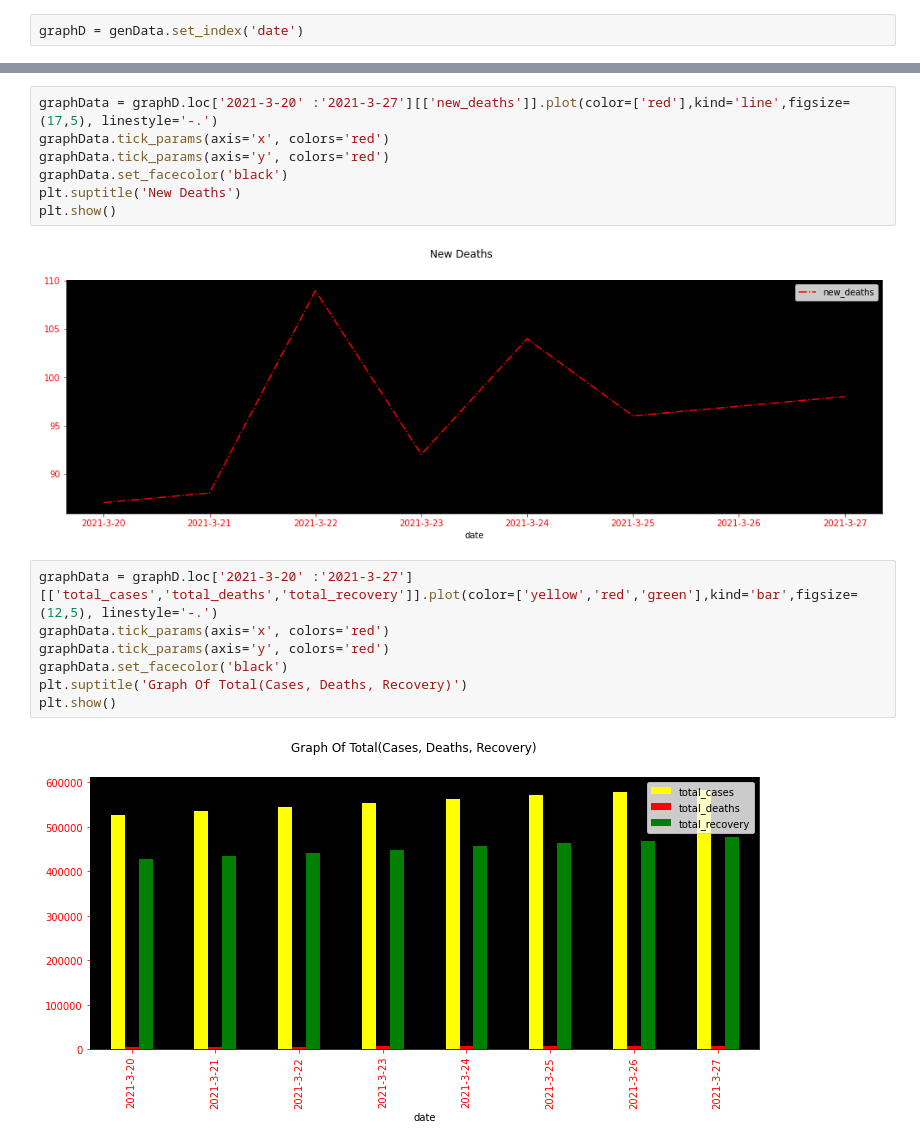
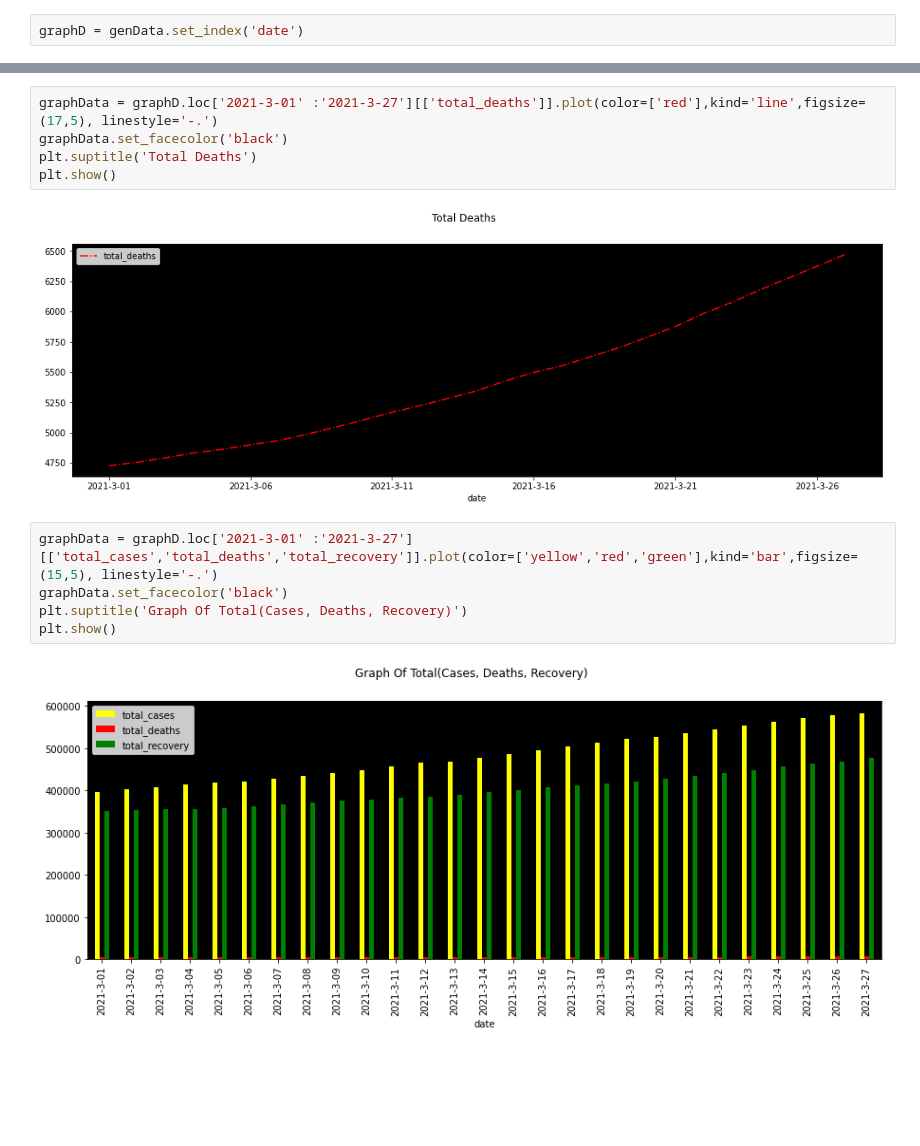
Before and after one commit to iiabdulrazak/silver-scraper, a Jupyter notebook: notebooks/visData.ipynb, the cells around one changed output, grey strips where cells are left out. Drawn from its saved outputs; the diff is of its cells as text; blank space fills up the shorter version.

Commit message:
Solution: visualization

```diff
--- a/notebooks/visData.ipynb
+++ b/notebooks/visData.ipynb
@@ -81,18 +128,14 @@ plt.show()
 # %%
-graphData = graphD.loc['2021-3-20' :'2021-3-27'][['new_deaths']].plot(color=['red'],kind='line',figsize=(17,5), linestyle='-.')
-graphData.tick_params(axis='x', colors='red')
-graphData.tick_params(axis='y', colors='red')
+graphData = graphD.loc['2021-3-01' :'2021-3-27'][['total_deaths']].plot(color=['red'],kind='line',figsize=(17,5), linestyle='-.')
 graphData.set_facecolor('black')
-plt.suptitle('New Deaths')
+plt.suptitle('Total Deaths')
 plt.show()
 # %% [output]
-[figure, old version]
+[figure, new version]
 # %%
-graphData = graphD.loc['2021-3-20' :'2021-3-27'][['total_cases','total_deaths','total_recovery']].plot(color=['yellow','red','green'],kind='bar',figsize=(12,5), linestyle='-.')
-graphData.tick_params(axis='x', colors='red')
-graphData.tick_params(axis='y', colors='red')
+graphData = graphD.loc['2021-3-01' :'2021-3-27'][['total_cases','total_deaths','total_recovery']].plot(color=['yellow','red','green'],kind='bar',figsize=(15,5), linestyle='-.')
 graphData.set_facecolor('black')
 plt.suptitle('Graph Of Total(Cases, Deaths, Recovery)')
 plt.show()
 # %% [output]
-[figure, old version]
+[figure, new version]
```
Also changed, not shown: parts of 9 cells of this notebook.
